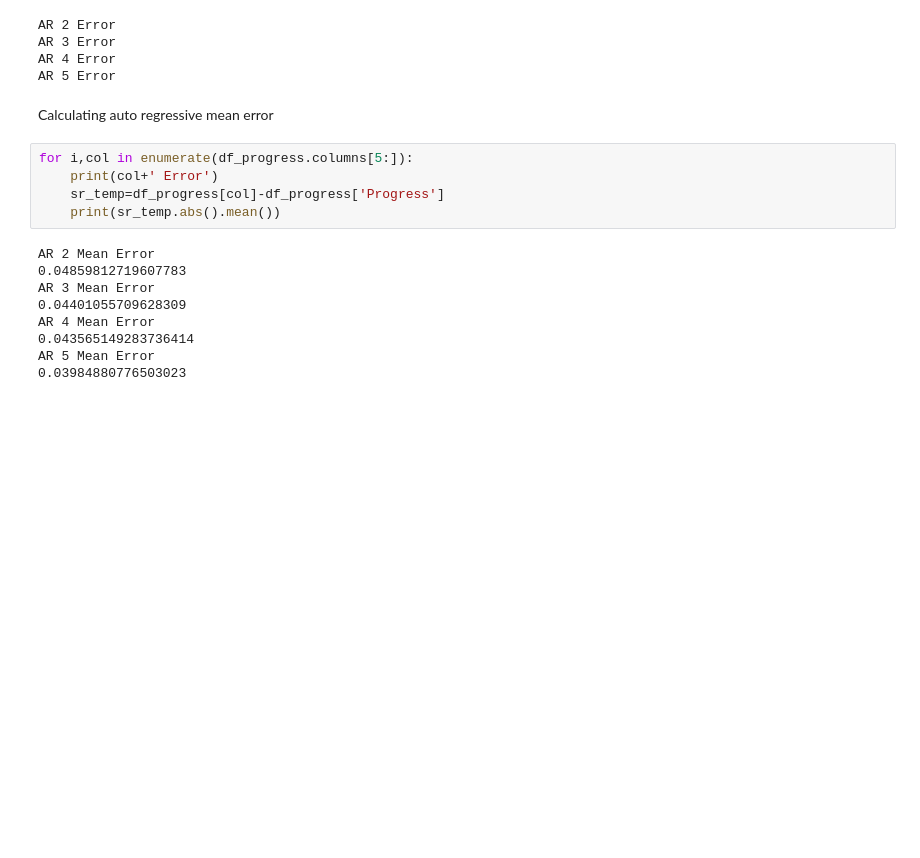
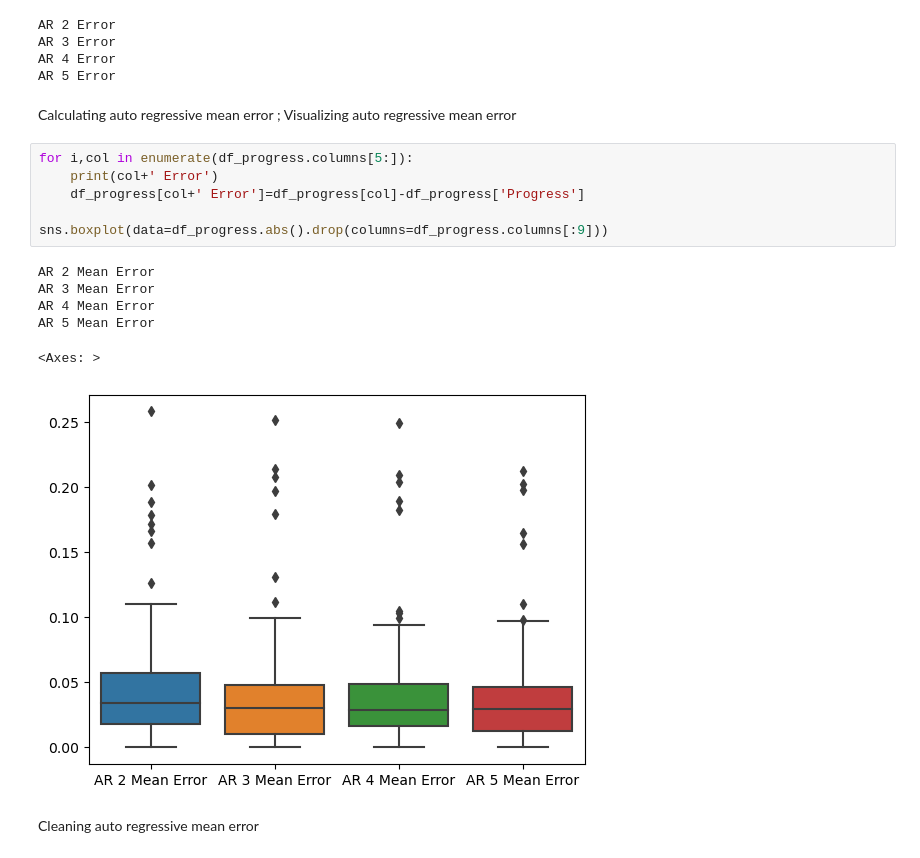
Before and after one commit to BrandonRafaelLovelyno/BBCA-Analysis-Prediction, a Jupyter notebook: analysis/monthly-progress-by-book-value/auto-regressive-error.ipynb, the cells around one changed output. Drawn from its saved outputs; the diff is of its cells as text; blank space fills up the shorter version.

```diff
--- a/analysis/monthly-progress-by-book-value/auto-regressive-error.ipynb
+++ b/analysis/monthly-progress-by-book-value/auto-regressive-error.ipynb
@@ -42,19 +43,20 @@ AR 2 Error
 AR 3 Error
 AR 4 Error
 AR 5 Error
+# %% [markdown]
+Calculating auto regressive mean error ; Visualizing auto regressive mean error
+# %%
+for i,col in enumerate(df_progress.columns[5:]):
+    print(col+' Error')
+    df_progress[col+' Error']=df_progress[col]-df_progress['Progress']
+
+sns.boxplot(data=df_progress.abs().drop(columns=df_progress.columns[:9]))
+# %% [output]
+AR 2 Mean Error
+AR 3 Mean Error
+AR 4 Mean Error
+AR 5 Mean Error
+<Axes: >
+[figure, added]
 # %% [markdown]
-Calculating auto regressive mean error
+Cleaning auto regressive mean error
-# %%
-for i,col in enumerate(df_progress.columns[5:]):
-    print(col+' Error')
-    sr_temp=df_progress[col]-df_progress['Progress']
-    print(sr_temp.abs().mean())
-# %% [output]
-AR 2 Mean Error
-0.04859812719607783
-AR 3 Mean Error
-0.04401055709628309
-AR 4 Mean Error
-0.043565149283736414
-AR 5 Mean Error
-0.03984880776503023
```
Also changed, not shown: parts of 3 cells of this notebook, 3 other files.
